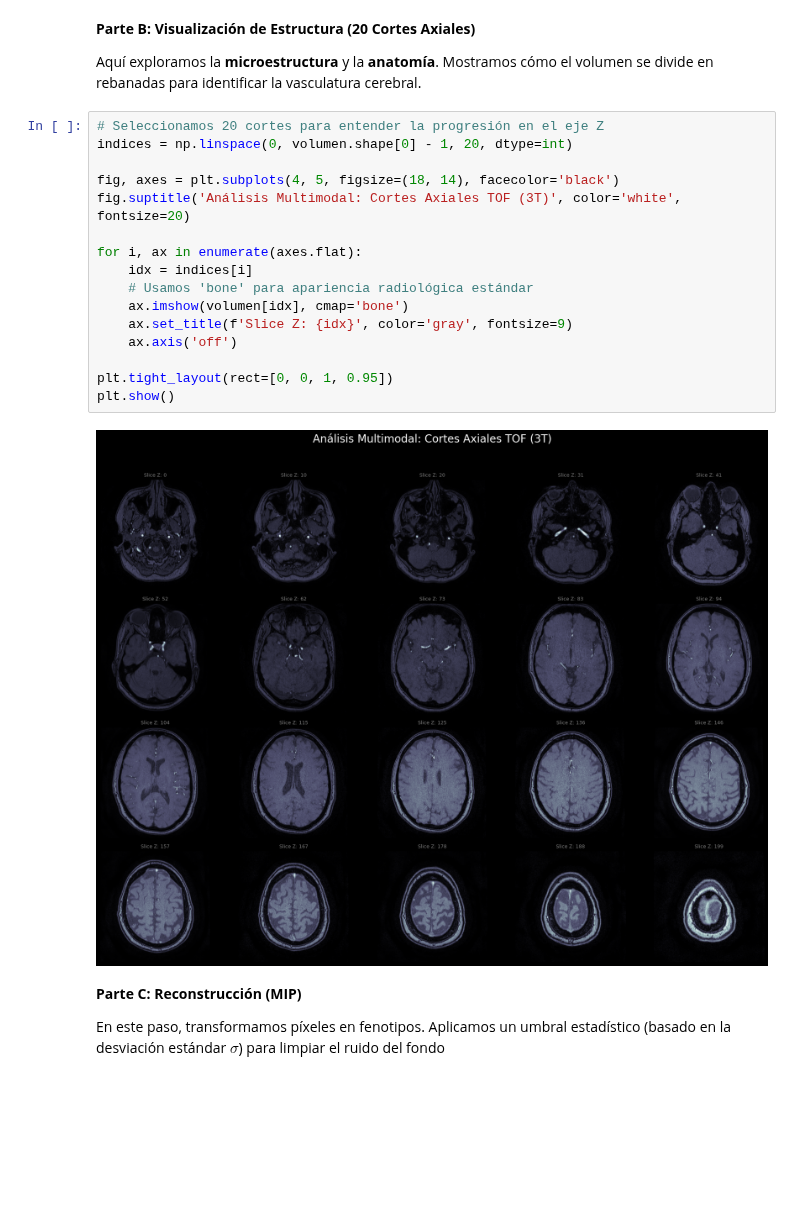
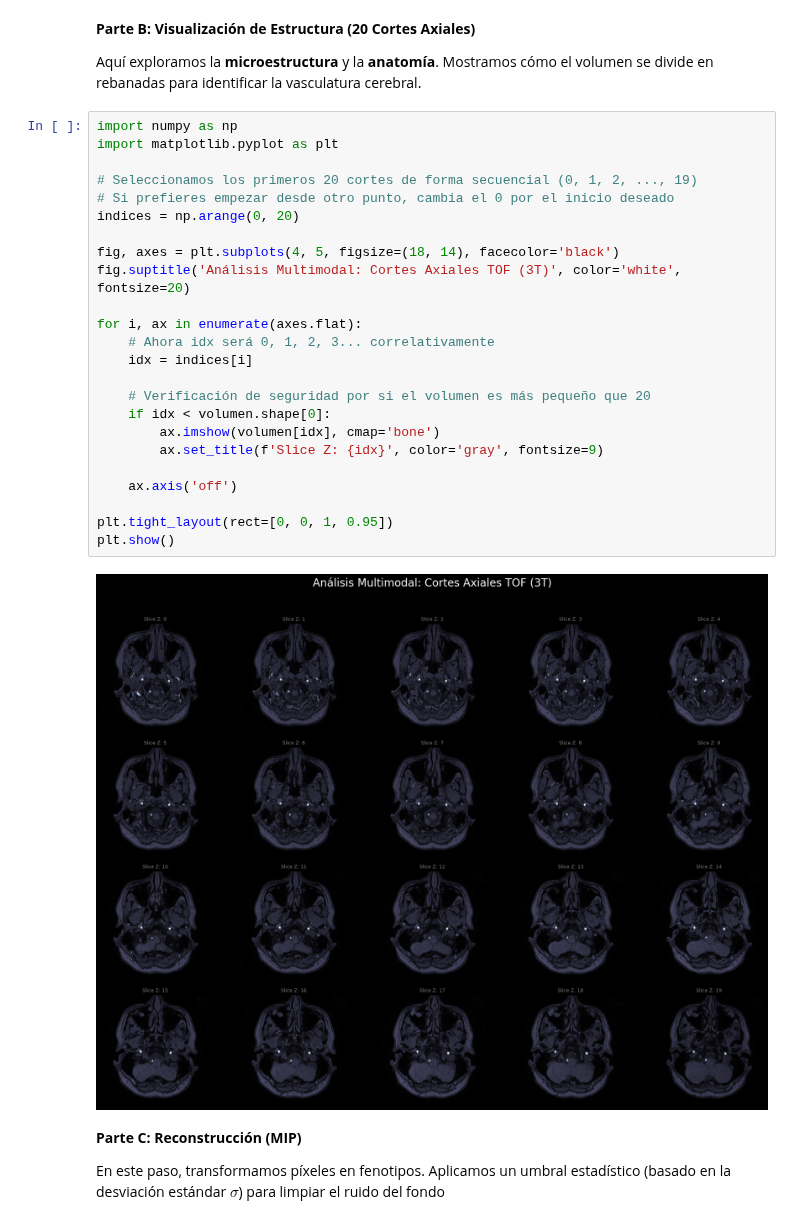
Before and after one commit to pamelaFranco/workshop_glioma, a Jupyter notebook: Code/Vasculatura_Cerebral.ipynb, the cells around one changed output. Cells and saved outputs as stored; diff of their text form; blank space fills up the shorter version.

```diff
--- a/Code/Vasculatura_Cerebral.ipynb
+++ b/Code/Vasculatura_Cerebral.ipynb
@@ -107,23 +107,31 @@ Requirement already satisfied: six>=1.5 in /usr/local/lib/python3.12/dist-packag
 
 Aquí exploramos la **microestructura** y la **anatomía**. Mostramos cómo el volumen se divide en rebanadas para identificar la vasculatura cerebral.
 # %%
-# Seleccionamos 20 cortes para entender la progresión en el eje Z
-indices = np.linspace(0, volumen.shape[0] - 1, 20, dtype=int)
+import numpy as np
+import matplotlib.pyplot as plt
+
+# Seleccionamos los primeros 20 cortes de forma secuencial (0, 1, 2, ..., 19)
+# Si prefieres empezar desde otro punto, cambia el 0 por el inicio deseado
+indices = np.arange(0, 20)
 
 fig, axes = plt.subplots(4, 5, figsize=(18, 14), facecolor='black')
 fig.suptitle('Análisis Multimodal: Cortes Axiales TOF (3T)', color='white', fontsize=20)
 
 for i, ax in enumerate(axes.flat):
+    # Ahora idx será 0, 1, 2, 3... correlativamente
     idx = indices[i]
-    # Usamos 'bone' para apariencia radiológica estándar
-    ax.imshow(volumen[idx], cmap='bone')
-    ax.set_title(f'Slice Z: {idx}', color='gray', fontsize=9)
+
+    # Verificación de seguridad por si el volumen es más pequeño que 20
+    if idx < volumen.shape[0]:
+        ax.imshow(volumen[idx], cmap='bone')
+        ax.set_title(f'Slice Z: {idx}', color='gray', fontsize=9)
+
     ax.axis('off')
 
 plt.tight_layout(rect=[0, 0, 1, 0.95])
 plt.show()
 # %% [output]
-[figure, old version]
+[figure, new version]
 # %% [markdown]
 **Parte C: Reconstrucción (MIP)**
 
```
